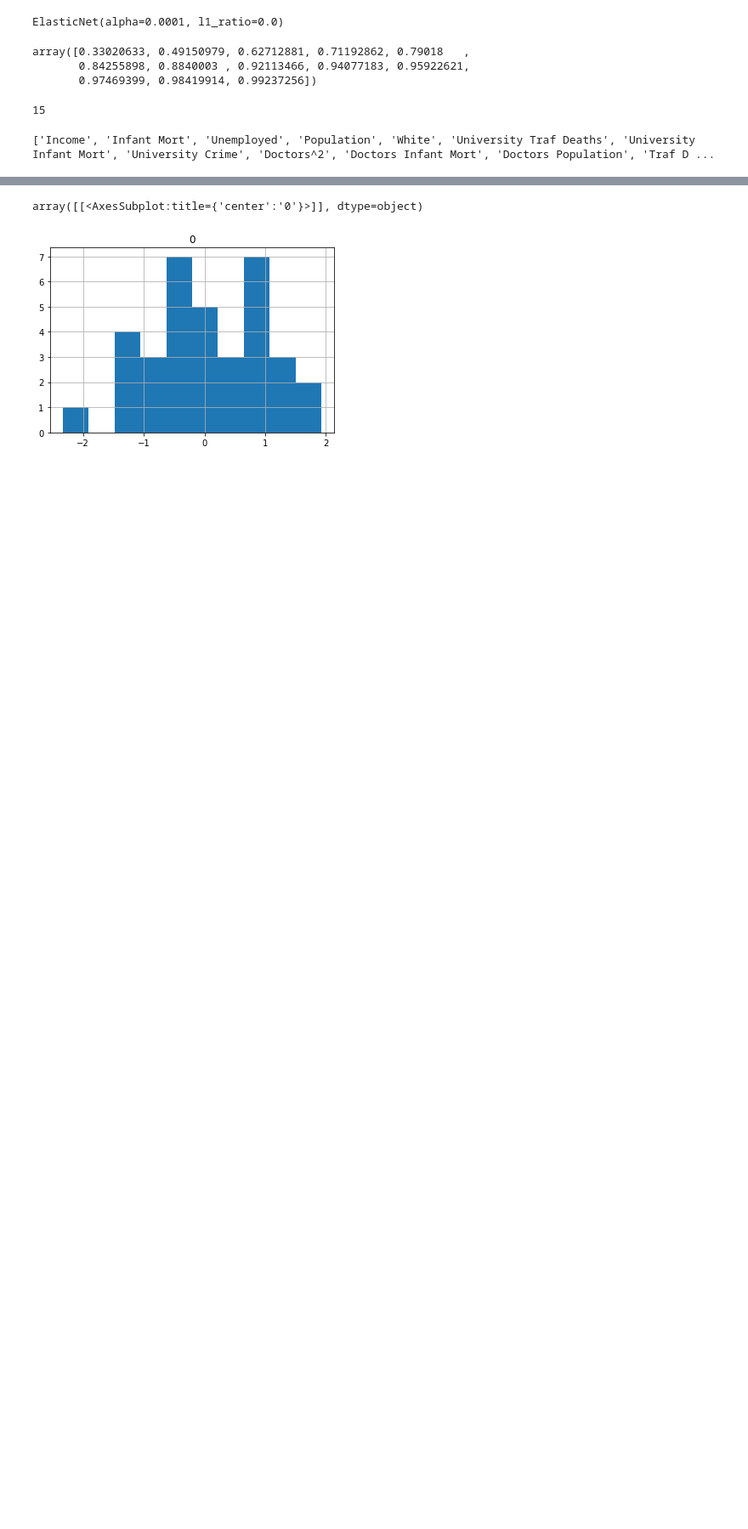
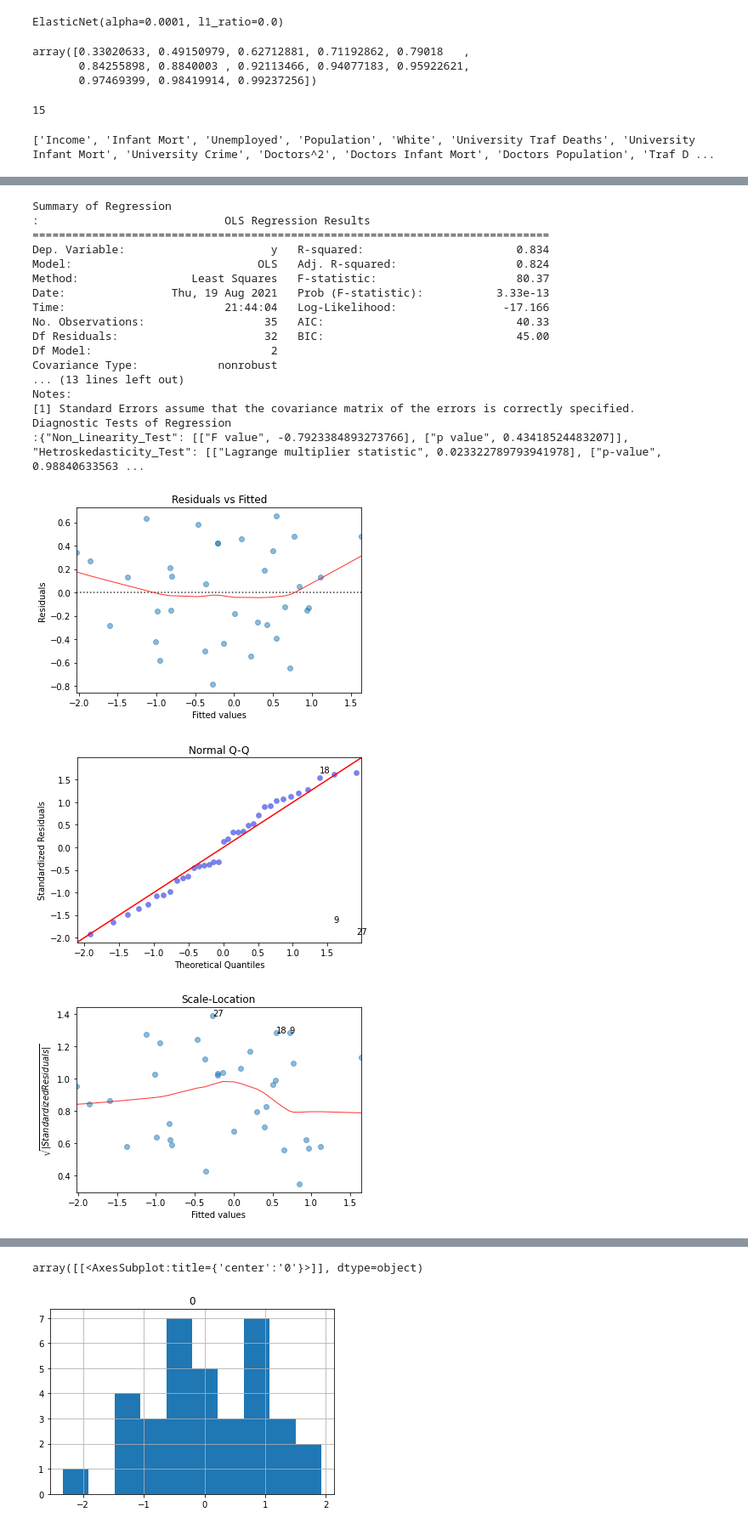
Before and after one commit to thistleknot/python-ml, a Jupyter notebook: code/Elastic and Sequential Comparisons.ipynb, the cells around one changed output, grey strips where cells are left out. Shown: that part at 85% size. Drawn from its saved outputs; the diff is of its cells as text; code cells hidden in the pictures; blank space fills up the shorter version.

```diff
--- a/code/Elastic and Sequential Comparisons.ipynb
+++ b/code/Elastic and Sequential Comparisons.ipynb
@@ -348,0 +371,27 @@ print(ss_sortedFeatures)
+# %%
+linear_plot = Plot.LinearRegressionResidualPlot(data_set_wConstant_parse.values, pt_y_train.values)
+lm = linear_plot.fit()
+summary, diag_res = linear_plot.diagnostic_plots(lm)
+print("Summary of Regression\n:{}".format(summary))
+print("Diagnostic Tests of Regression\n:{}".format(diag_res))
+# %% [output]
+Summary of Regression
+:                            OLS Regression Results
+==============================================================================
+Dep. Variable:                      y   R-squared:                       0.834
+Model:                            OLS   Adj. R-squared:                  0.824
+Method:                 Least Squares   F-statistic:                     80.37
+Date:                Thu, 19 Aug 2021   Prob (F-statistic):           3.33e-13
+Time:                        21:44:04   Log-Likelihood:                -17.166
+No. Observations:                  35   AIC:                             40.33
+Df Residuals:                      32   BIC:                             45.00
+Df Model:                           2
+Covariance Type:            nonrobust
+... (13 lines left out)
+Notes:
+[1] Standard Errors assume that the covariance matrix of the errors is correctly specified.
+Diagnostic Tests of Regression
+:{"Non_Linearity_Test": [["F value", -0.7923384893273766], ["p value", 0.43418524483207]], "Hetroskedasticity_Test": [["Lagrange multiplier statistic", 0.023322789793941978], ["p-value", 0.98840633563 ...
+[figure, added]
+[figure, added]
+[figure, added]
```
Also changed, not shown: parts of 12 cells of this notebook.
